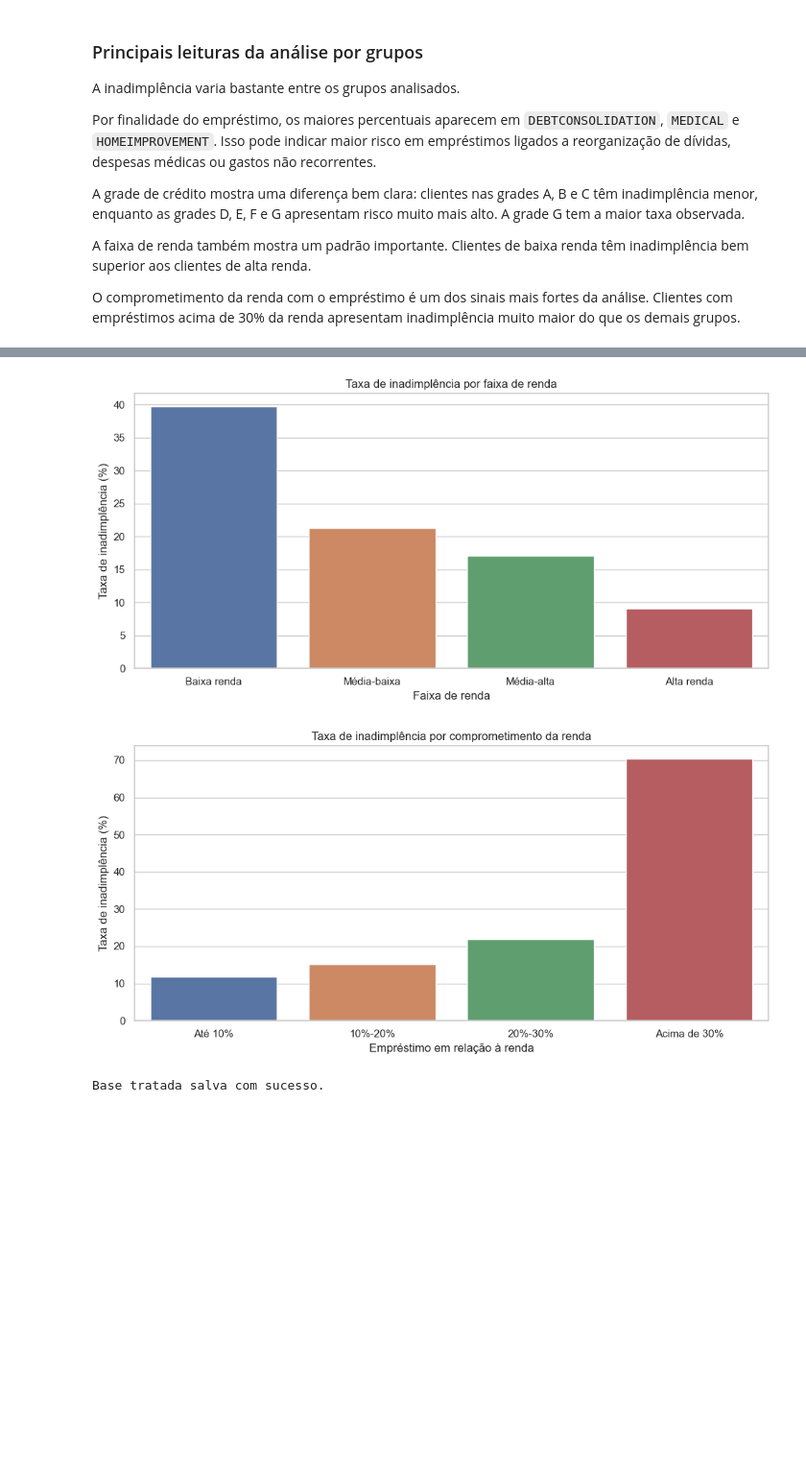
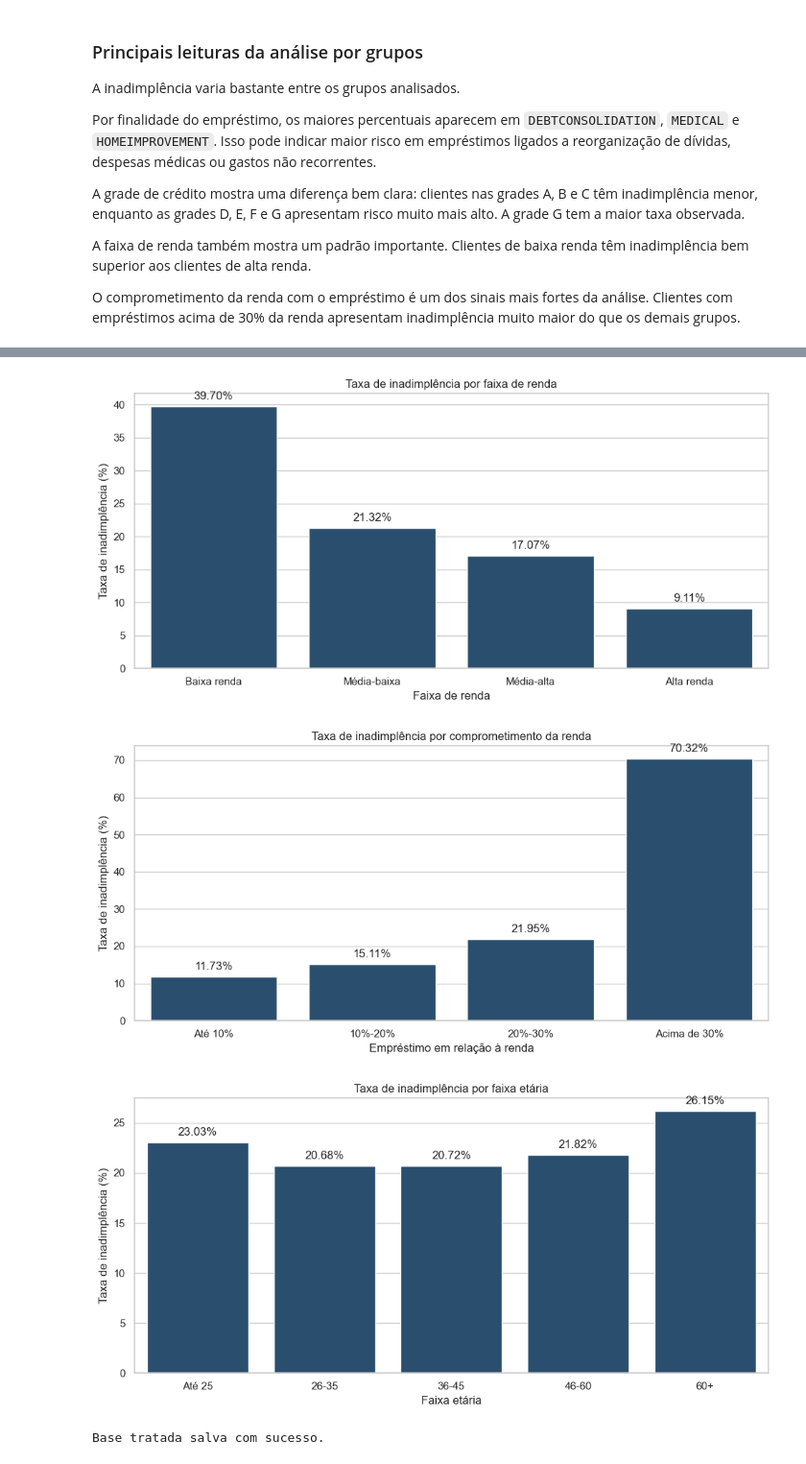
Before and after one commit to GabTexSouza/credit-risk-analysis-python, a Jupyter notebook: notebooks/01_credit_risk_analysis.ipynb, the cells around one changed output, grey strips where cells are left out. Shown at 96% size. Drawn from its saved outputs; the diff is of its cells as text; code cells hidden in the pictures; blank space fills up the shorter version.

```diff
--- a/notebooks/01_credit_risk_analysis.ipynb
+++ b/notebooks/01_credit_risk_analysis.ipynb
@@ -403,38 +554,71 @@ plt.show()
 income_order = ["Baixa renda", "Média-baixa", "Média-alta", "Alta renda"]
 
 plt.figure(figsize=(10, 5))
-sns.barplot(
+ax = sns.barplot(
     data=default_by_income,
     x="income_group",
     y="default_rate",
-    order=income_order
+    order=income_order,
+    color="#1F4E79"
 )
+
 plt.title("Taxa de inadimplência por faixa de renda")
 plt.xlabel("Faixa de renda")
 plt.ylabel("Taxa de inadimplência (%)")
+
+add_percent_labels(ax)
+
 plt.tight_layout()
 plt.savefig("../outputs/charts/default_rate_by_income_group.png")
 plt.show()
 # %% [output]
-[figure, old version]
+[figure, new version]
 # %%
 loan_income_order = ["Até 10%", "10%-20%", "20%-30%", "Acima de 30%"]
 
 plt.figure(figsize=(10, 5))
-sns.barplot(
+ax = sns.barplot(
     data=default_by_loan_income,
     x="loan_income_group",
     y="default_rate",
-    order=loan_income_order
+    order=loan_income_order,
+    color="#1F4E79"
 )
+
 plt.title("Taxa de inadimplência por comprometimento da renda")
 plt.xlabel("Empréstimo em relação à renda")
 plt.ylabel("Taxa de inadimplência (%)")
+
+add_percent_labels(ax)
+
 plt.tight_layout()
 plt.savefig("../outputs/charts/default_rate_by_loan_income_group.png")
 plt.show()
 # %% [output]
-[figure, old version]
+[figure, new version]
+# %%
+age_order = ["Até 25", "26-35", "36-45", "46-60", "60+"]
+
+plt.figure(figsize=(10, 5))
+ax = sns.barplot(
+    data=default_by_age,
+    x="age_group",
+    y="default_rate",
+    order=age_order,
+    color="#1F4E79"
+)
+
+plt.title("Taxa de inadimplência por faixa etária")
+plt.xlabel("Faixa etária")
+plt.ylabel("Taxa de inadimplência (%)")
+
+add_percent_labels(ax)
+
+plt.tight_layout()
+plt.savefig("../outputs/charts/default_rate_by_age_group.png")
+plt.show()
+# %% [output]
+[figure, added]
 # %%
 Path("../data/processed").mkdir(parents=True, exist_ok=True)
 
```
Also changed, not shown: parts of 5 cells of this notebook, 5 other files.
